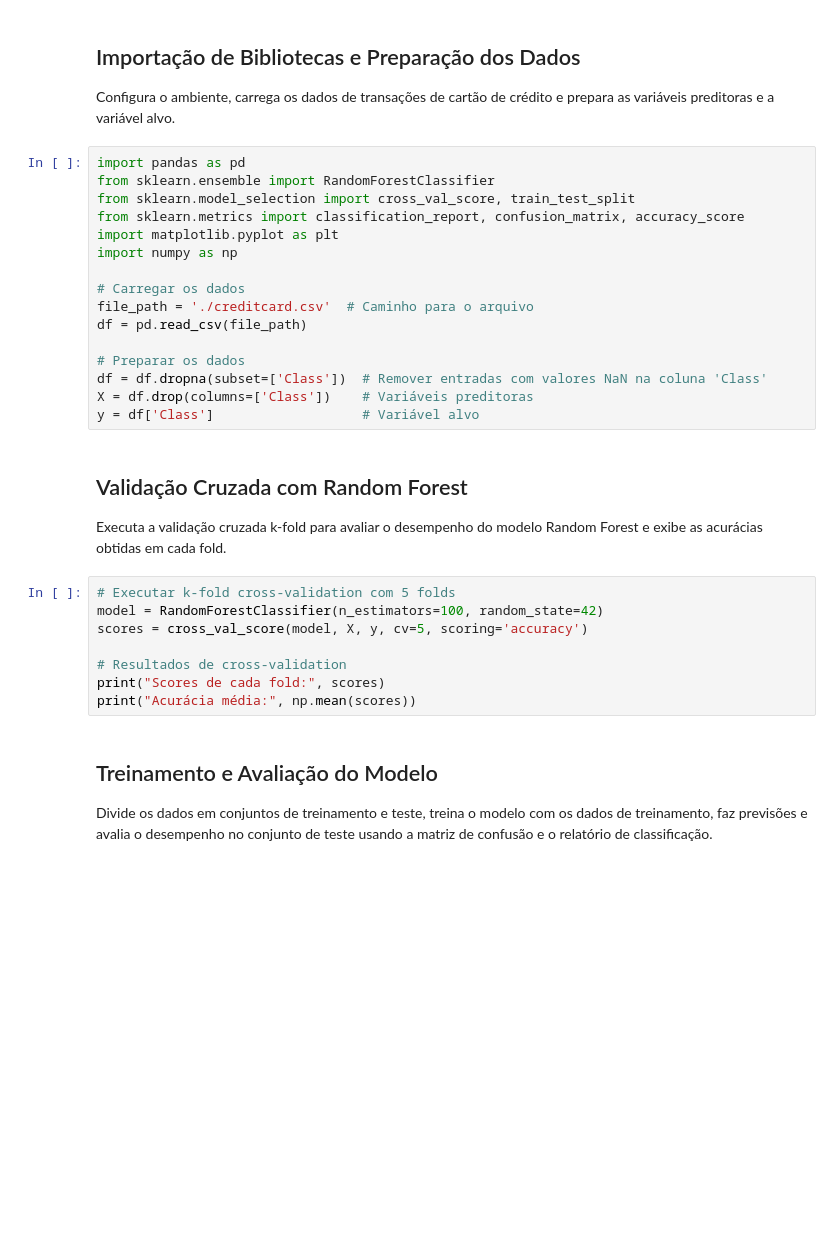
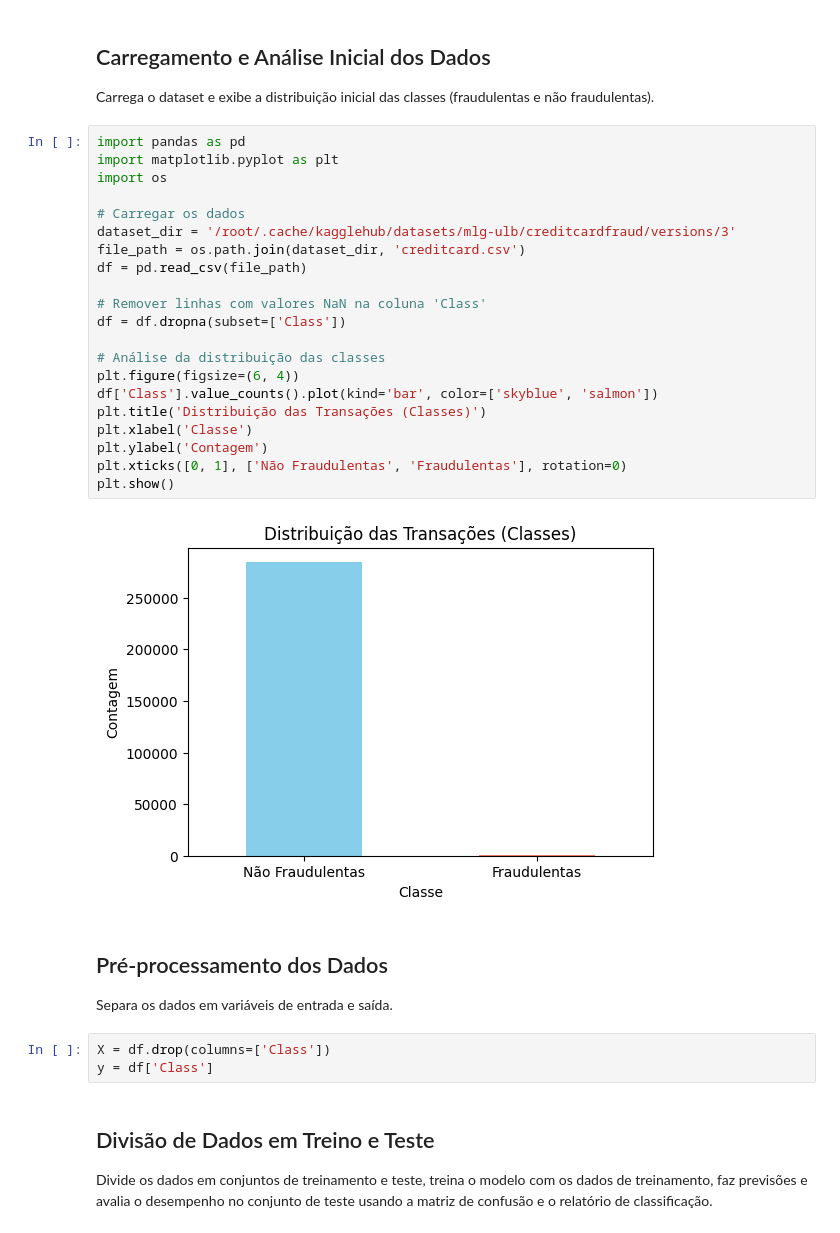
Before and after one commit to GabrielLimaDeSouza/trabalho-topicos-es, a Jupyter notebook: deteccao_fraudes_transacoes.ipynb, the cells around one changed output. Drawn from its saved outputs; the diff is of its cells as text; blank space fills up the shorter version.

```diff
--- a/deteccao_fraudes_transacoes.ipynb
+++ b/deteccao_fraudes_transacoes.ipynb
@@ -1,37 +18,39 @@
 # %% [markdown]
-## Importação de Bibliotecas e Preparação dos Dados
+## Carregamento e Análise Inicial dos Dados
 
-Configura o ambiente, carrega os dados de transações de cartão de crédito e prepara as variáveis preditoras e a variável alvo.
+Carrega o dataset e exibe a distribuição inicial das classes (fraudulentas e não fraudulentas).
 # %%
 import pandas as pd
-from sklearn.ensemble import RandomForestClassifier
-from sklearn.model_selection import cross_val_score, train_test_split
-from sklearn.metrics import classification_report, confusion_matrix, accuracy_score
 import matplotlib.pyplot as plt
-import numpy as np
+import os
 
 # Carregar os dados
-file_path = './creditcard.csv'  # Caminho para o arquivo
+dataset_dir = '/root/.cache/kagglehub/datasets/mlg-ulb/creditcardfraud/versions/3'
+file_path = os.path.join(dataset_dir, 'creditcard.csv')
 df = pd.read_csv(file_path)
 
-# Preparar os dados
-df = df.dropna(subset=['Class'])  # Remover entradas com valores NaN na coluna 'Class'
-X = df.drop(columns=['Class'])    # Variáveis preditoras
-y = df['Class']                   # Variável alvo
+# Remover linhas com valores NaN na coluna 'Class'
+df = df.dropna(subset=['Class'])
+
+# Análise da distribuição das classes
+plt.figure(figsize=(6, 4))
+df['Class'].value_counts().plot(kind='bar', color=['skyblue', 'salmon'])
+plt.title('Distribuição das Transações (Classes)')
+plt.xlabel('Classe')
+plt.ylabel('Contagem')
+plt.xticks([0, 1], ['Não Fraudulentas', 'Fraudulentas'], rotation=0)
+plt.show()
+# %% [output]
+[figure, added]
 # %% [markdown]
-## Validação Cruzada com Random Forest
+## Pré-processamento dos Dados
 
-Executa a validação cruzada k-fold para avaliar o desempenho do modelo Random Forest e exibe as acurácias obtidas em cada fold.
+Separa os dados em variáveis de entrada e saída.
 # %%
-# Executar k-fold cross-validation com 5 folds
-model = RandomForestClassifier(n_estimators=100, random_state=42)
-scores = cross_val_score(model, X, y, cv=5, scoring='accuracy')
-
-# Resultados de cross-validation
-print("Scores de cada fold:", scores)
-print("Acurácia média:", np.mean(scores))
+X = df.drop(columns=['Class'])
+y = df['Class']
 # %% [markdown]
-## Treinamento e Avaliação do Modelo
+## Divisão de Dados em Treino e Teste
 
 Divide os dados em conjuntos de treinamento e teste, treina o modelo com os dados de treinamento, faz previsões e avalia o desempenho no conjunto de teste usando a matriz de confusão e o relatório de classificação.
 # %%
```
Also changed, not shown: parts of 17 cells of this notebook.
